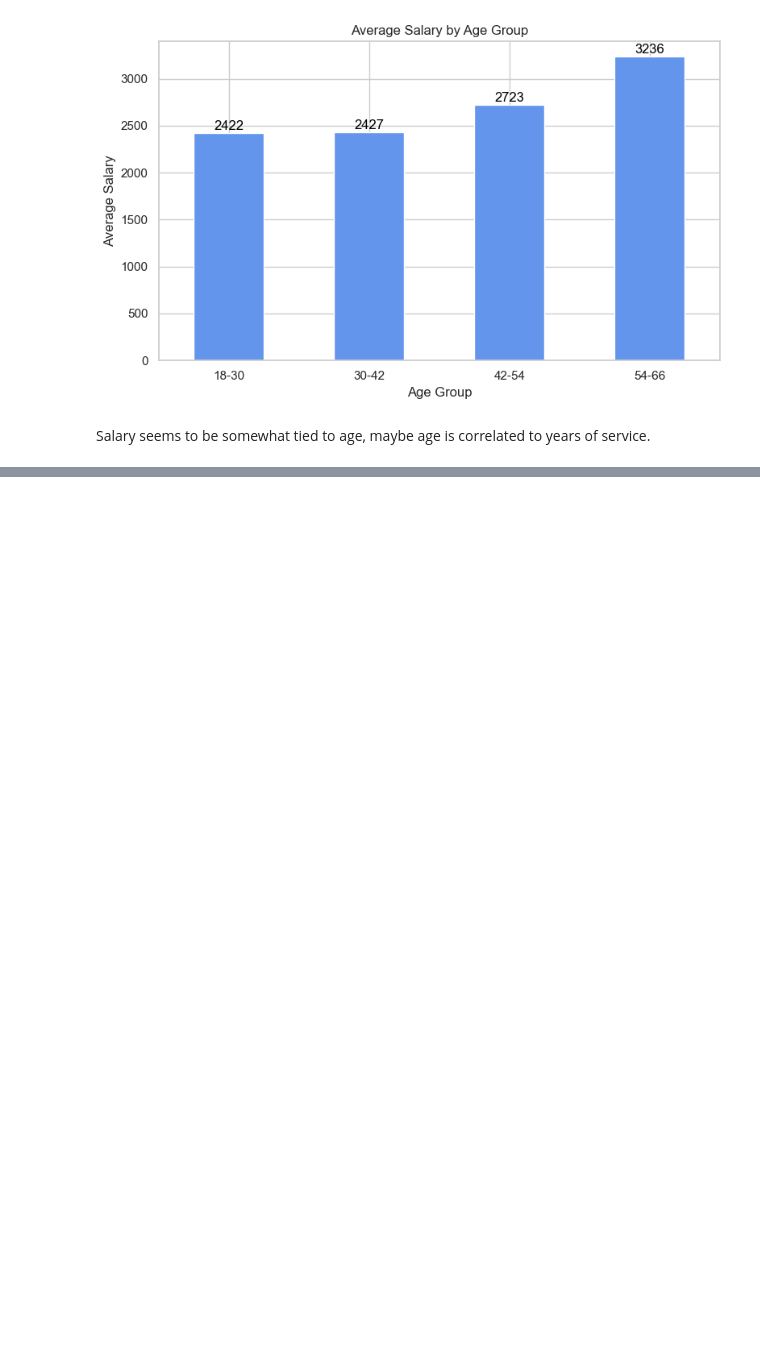
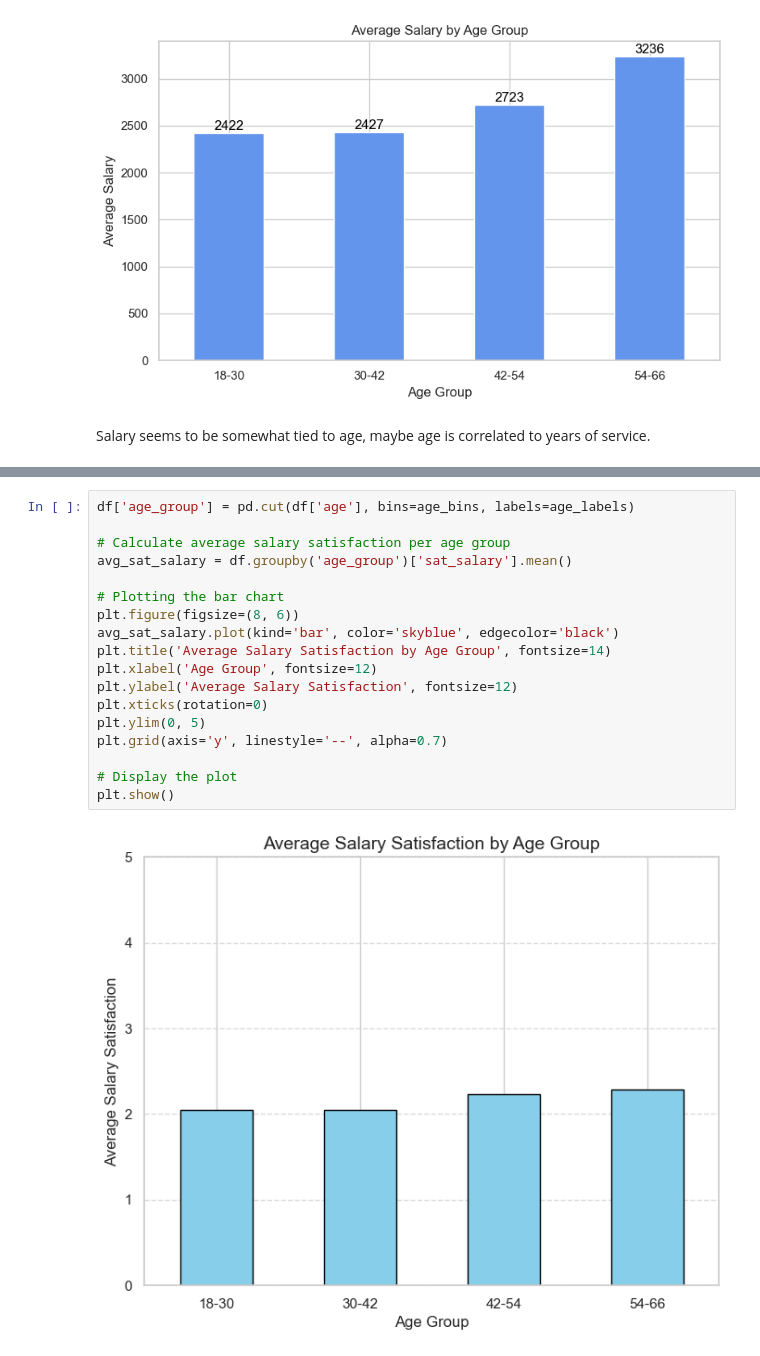
Before and after one commit to jemlau/DataAnalysisProject, a Jupyter notebook: harjoitustyoELLA.ipynb, the cells around one changed output, grey strips where cells are left out. Saved outputs shown, nothing was run; the diff lists cells and outputs as text; blank space fills up the shorter version.

```diff
--- a/harjoitustyoELLA.ipynb
+++ b/harjoitustyoELLA.ipynb
@@ -270,0 +310,20 @@ Salary seems to be somewhat tied to age, maybe age is correlated to years of ser
+# %%
+df['age_group'] = pd.cut(df['age'], bins=age_bins, labels=age_labels)
+
+# Calculate average salary satisfaction per age group
+avg_sat_salary = df.groupby('age_group')['sat_salary'].mean()
+
+# Plotting the bar chart
+plt.figure(figsize=(8, 6))
+avg_sat_salary.plot(kind='bar', color='skyblue', edgecolor='black')
+plt.title('Average Salary Satisfaction by Age Group', fontsize=14)
+plt.xlabel('Age Group', fontsize=12)
+plt.ylabel('Average Salary Satisfaction', fontsize=12)
+plt.xticks(rotation=0)
+plt.ylim(0, 5)
+plt.grid(axis='y', linestyle='--', alpha=0.7)
+
+# Display the plot
+plt.show()
+# %% [output]
+[figure, added]
```
Also changed, not shown: parts of 8 cells of this notebook, 2 other files.
